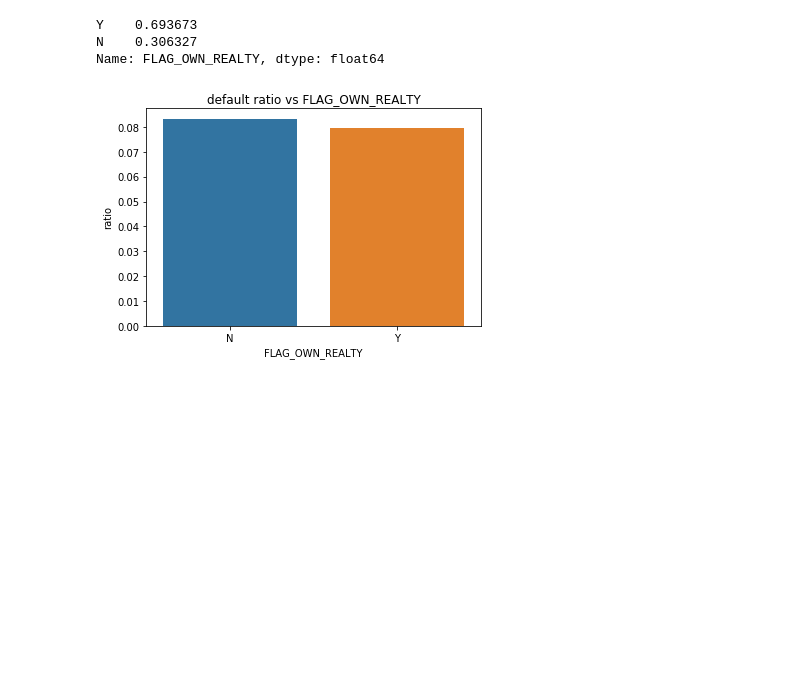
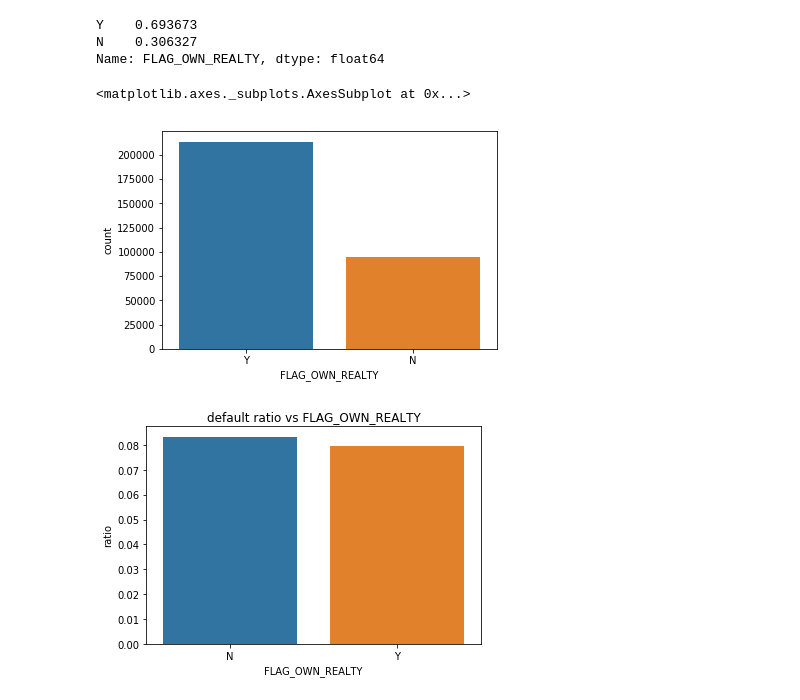
Before and after one commit to Frank2015a/machine_learning_practice, a Jupyter notebook: 02_kaggle/HC_EDA_v0.0.ipynb, the cells around one changed output. Cells and saved outputs as stored; diff of their text form; code cells hidden in the pictures; blank space fills up the shorter version.

```diff
--- a/02_kaggle/HC_EDA_v0.0.ipynb
+++ b/02_kaggle/HC_EDA_v0.0.ipynb
@@ -295,6 +322,11 @@ pd.value_counts(df_train.FLAG_OWN_REALTY)/ df_train.shape[0]
 Y    0.693673
 N    0.306327
 Name: FLAG_OWN_REALTY, dtype: float64
+# %%
+sns.countplot(df_train.FLAG_OWN_REALTY)
+# %% [output]
+<matplotlib.axes._subplots.AxesSubplot at 0x...>
+[figure, added]
 # %%
 groupby_target_ratio_plot('FLAG_OWN_REALTY', 'TARGET',df_train)
 # %% [output]
```
Also changed, not shown: parts of 54 cells of this notebook, 3 other files.
